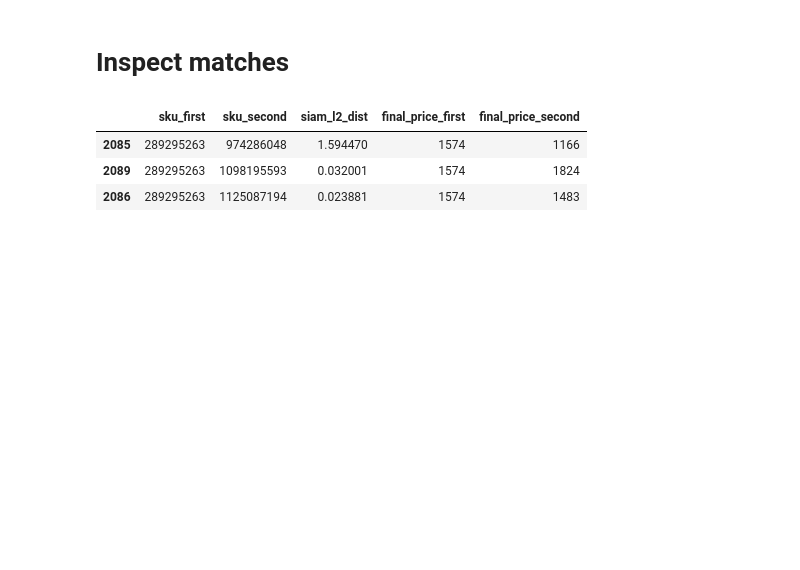
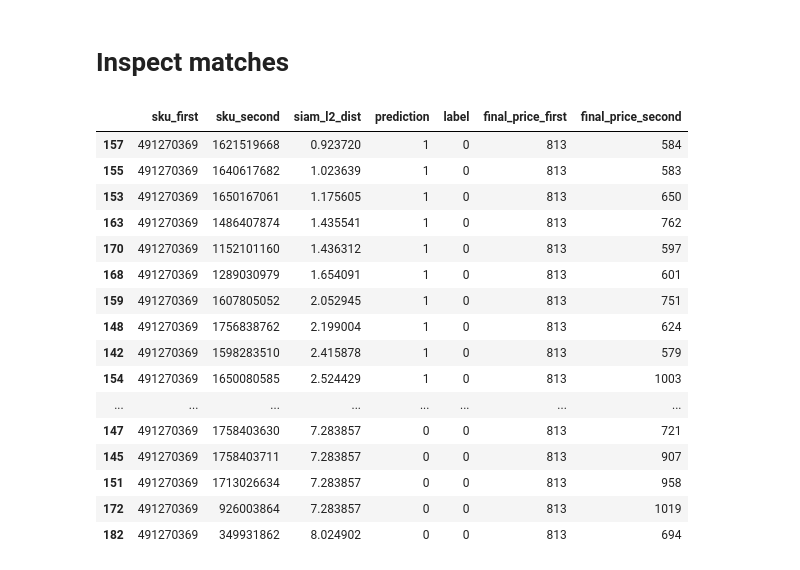
Before and after one commit to tony-pitchblack/marketplace_analytics, a Jupyter notebook: clip-siamese/filter_econ_pairwise-rendered-preds.ipynb, the cells around one changed output. Cells and saved outputs as stored; diff of their text form; code cells hidden in the pictures; blank space fills up the shorter version.

```diff
--- a/clip-siamese/filter_econ_pairwise-rendered-preds.ipynb
+++ b/clip-siamese/filter_econ_pairwise-rendered-preds.ipynb
@@ -6,9 +6,16 @@ from pathlib import Path
 
 DATA_PATH = 'data'
 # file_path = 'tables_OZ_geo_5500/processed/pairwise-rendered/test/num-rows=4476_limit-pos=None_pos-neg=1.0_hard-soft=0.5_seed=42/preds_fpr=0.05.parquet'
-file_path = 'tables_OZ_geo_5500/processed/pairwise-rendered/test/num-rows=4476_limit-pos=None_pos-neg=1.0_hard-soft=0.5_seed=42/preds_fpr=1.0.parquet'
+# file_path = 'tables_OZ_geo_5500/processed/pairwise-rendered/test/num-rows=4476_limit-pos=None_pos-neg=1.0_hard-soft=0.5_seed=42/preds_fpr=1.0.parquet'
+file_path = 'tables_OZ_geo_5500/test_results/top-k/query-seller=ИНТЕРТРЕЙД/siamese_contrastive_soft-neg_epoch=1_val-f1=0.829_val-pos-acc=0.802_val-neg-acc=0.932_splitting-by-query_cc12m_rubert_tiny_ep_1.pt_best-f1-threshold=1.010.pt/top-None@thr_best.csv'
+file_path = 'tables_OZ_geo_5500/processed/regex-pairwise-groups/regex-pairwise-groups_num-queries=20_patterns-dict-hash=a6223255f273e52a893ba7235e3c19b3/preds_fpr=0.01.parquet'
+file_path = 'tables_OZ_geo_5500/processed/regex-pairwise-groups/regex-pairwise-groups_num-queries=20_patterns-dict-hash=a6223255f273e52a893ba7235e3c19b3/preds_fpr=0.36.parquet'
 
-pairwise_df = pd.read_parquet(Path(DATA_PATH) / file_path).drop(columns='Unnamed: 0', errors='ignore')
+if file_path.endswith('parquet'):
+    pairwise_df = pd.read_parquet(Path(DATA_PATH) / file_path)
+elif file_path.endswith('csv'):
+    pairwise_df = pd.read_csv(Path(DATA_PATH) / file_path)
+
 print(pairwise_df.shape)
 pairwise_df.columns.tolist()
 # %% [output]
@@ -53,6 +60,7 @@ filtered_pairwise_df = (
     filtered
     .groupby('sku_first', group_keys=False)
     .apply(within_margin)
+    .reset_index(drop=True)
 )
 
 print('Original size:', len(pairwise_df))
@@ -186,23 +208,43 @@ query_matches_wide_df
 # %% [markdown]
 # Inspect matches
 # %%
-QUERY_SKU_TO_INSPECT = 289295263
+QUERY_SKU_TO_INSPECT = 491270369
 
 sorted_df = (
     filtered_pairwise_df
     .groupby('sku_first', group_keys=False)
-    .apply(lambda group: group.sort_values('siam_l2_dist', ascending=False), include_groups=True)
+    .apply(lambda group: group.sort_values('siam_l2_dist', ascending=True), include_groups=True)
 )
 
-sorted_df[sorted_df.sku_first == QUERY_SKU_TO_INSPECT][[
+cols_to_inspect = [
     'sku_first',
     'sku_second',
     'siam_l2_dist',
+    'prediction',
+    'label',
     'final_price_first',
-    'final_price_second'
-]]
+    'final_price_second',
+]
+
+# if 'pair_type' in sorted_df.columns:
+#     cols_to_inspect.append('pair_type')
+
+sorted_df[sorted_df.sku_first == QUERY_SKU_TO_INSPECT][cols_to_inspect]
 # %% [output]
-|  | sku_first | sku_second | siam_l2_dist | final_price_first | final_price_second |
-| 2085 | 289295263 | 974286048 | 1.594470 | 1574 | 1166 |
-| 2089 | 289295263 | 1098195593 | 0.032001 | 1574 | 1824 |
-| 2086 | 289295263 | 1125087194 | 0.023881 | 1574 | 1483 |
+|  | sku_first | sku_second | siam_l2_dist | prediction | label | final_price_first | final_price_second |
+| 157 | 491270369 | 1621519668 | 0.923720 | 1 | 0 | 813 | 584 |
+| 155 | 491270369 | 1640617682 | 1.023639 | 1 | 0 | 813 | 583 |
+| 153 | 491270369 | 1650167061 | 1.175605 | 1 | 0 | 813 | 650 |
+| 163 | 491270369 | 1486407874 | 1.435541 | 1 | 0 | 813 | 762 |
+| 170 | 491270369 | 1152101160 | 1.436312 | 1 | 0 | 813 | 597 |
+| 168 | 491270369 | 1289030979 | 1.654091 | 1 | 0 | 813 | 601 |
+| 159 | 491270369 | 1607805052 | 2.052945 | 1 | 0 | 813 | 751 |
+| 148 | 491270369 | 1756838762 | 2.199004 | 1 | 0 | 813 | 624 |
+| 142 | 491270369 | 1598283510 | 2.415878 | 1 | 0 | 813 | 579 |
+| 154 | 491270369 | 1650080585 | 2.524429 | 1 | 0 | 813 | 1003 |
+| ... | ... | ... | ... | ... | ... | ... | ... |
+| 147 | 491270369 | 1758403630 | 7.283857 | 0 | 0 | 813 | 721 |
+| 145 | 491270369 | 1758403711 | 7.283857 | 0 | 0 | 813 | 907 |
+| 151 | 491270369 | 1713026634 | 7.283857 | 0 | 0 | 813 | 958 |
+| 172 | 491270369 | 926003864 | 7.283857 | 0 | 0 | 813 | 1019 |
+| 182 | 491270369 | 349931862 | 8.024902 | 0 | 0 | 813 | 694 |
```
Also changed, not shown: parts of 5 cells of this notebook.
